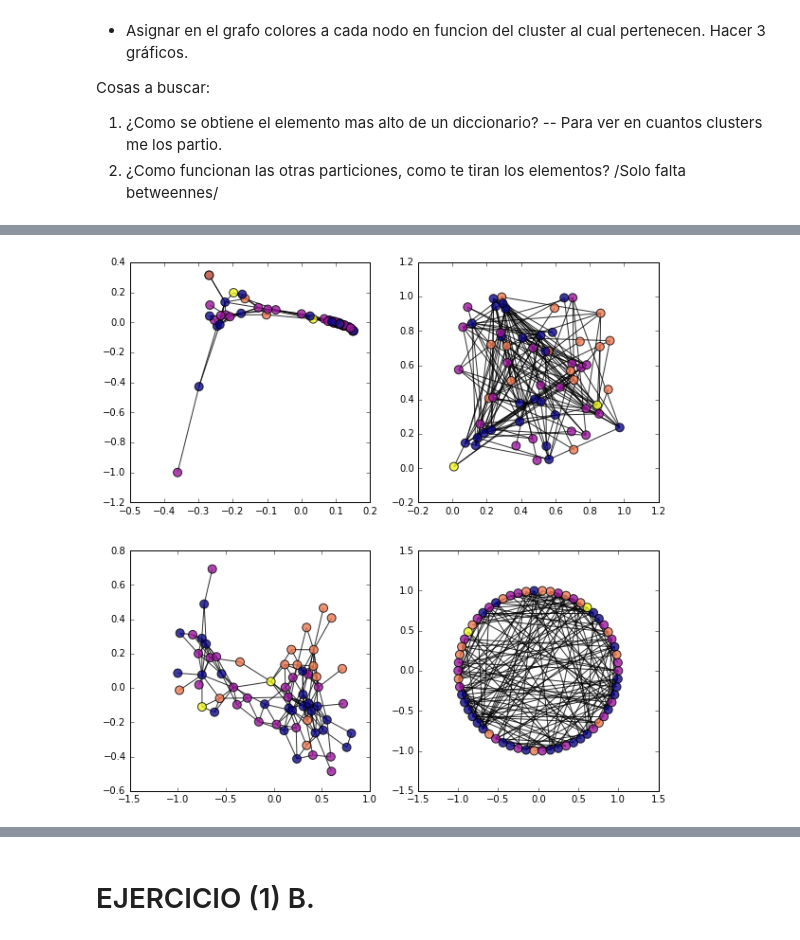
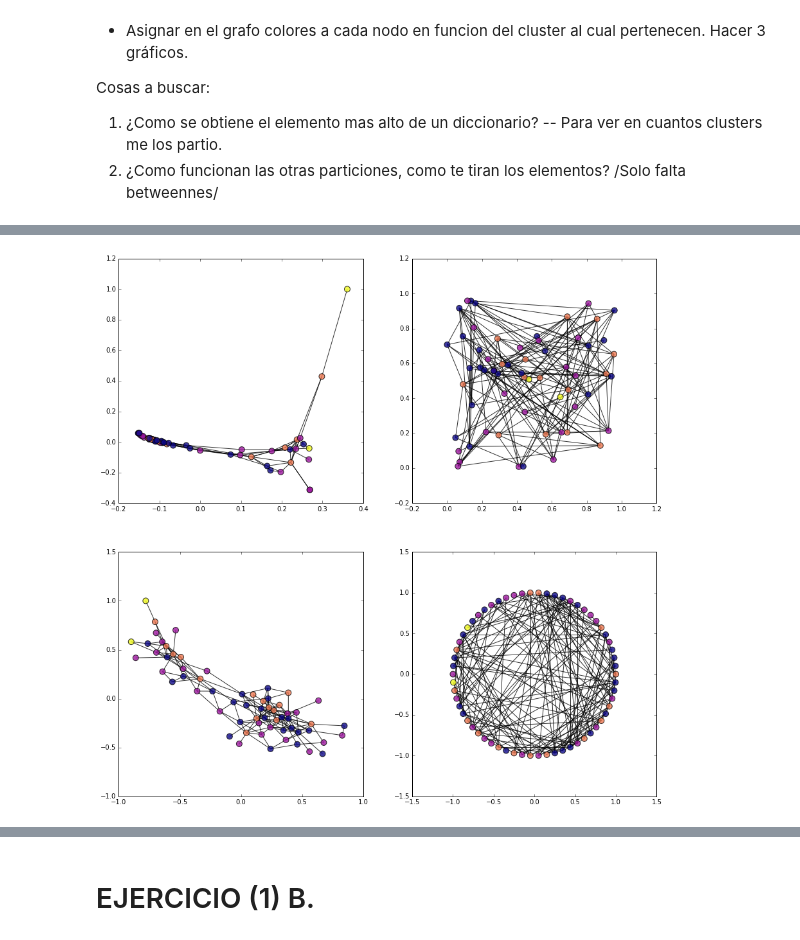
Before and after one commit to Juanfio/FacuyJuan_2018, a Jupyter notebook: TP03/TP03.ipynb, the cells around one changed output, grey strips where cells are left out. Cells and saved outputs as stored; diff of their text form; code cells hidden in the pictures.

```diff
--- a/TP03/TP03.ipynb
+++ b/TP03/TP03.ipynb
@@ -171,6 +165,6 @@ plt.show()
 # %%
 #FAST GREEDY
-plt.figure(figsize=(10,10))
+plt.figure(figsize=(15,15))
 
 plt.subplot(2,2,1)
 pos = nx.spectral_layout(dol_gml)
@@ -182,34 +176,34 @@ nx.draw_networkx(dol_gml,pos,
                 with_labels=False)
 
 plt.subplot(2,2,2)
 pos = nx.random_layout(dol_gml)
 nx.draw_networkx(dol_gml,pos,
                        cmap=plt.get_cmap('plasma'),
                        node_color=list(fast_greedy_dict.values()),
                        node_size=80,
                        alpha=0.8,
                 with_labels=False)
 
 plt.subplot(2,2,3)
 pos = nx.spring_layout(dol_gml)
 nx.draw_networkx(dol_gml,pos,
                        cmap=plt.get_cmap('plasma'),
                        node_color=list(fast_greedy_dict.values()),
                        node_size=80,
                        alpha=0.8,
                 with_labels=False)
 
 plt.subplot(2,2,4)
 pos = nx.shell_layout(dol_gml)
 nx.draw_networkx(dol_gml,pos,
                        cmap=plt.get_cmap('plasma'),
                        node_color=list(fast_greedy_dict.values()),
                        node_size=80,
                        alpha=0.8,
                 with_labels=False)
 plt.show()
 # %% [output]
-[figure, old version]
+[figure, new version]
 # %%
 #BETWEENNESS
 plt.figure(figsize=(20,20))
```
Also changed, not shown: parts of 16 cells of this notebook.
